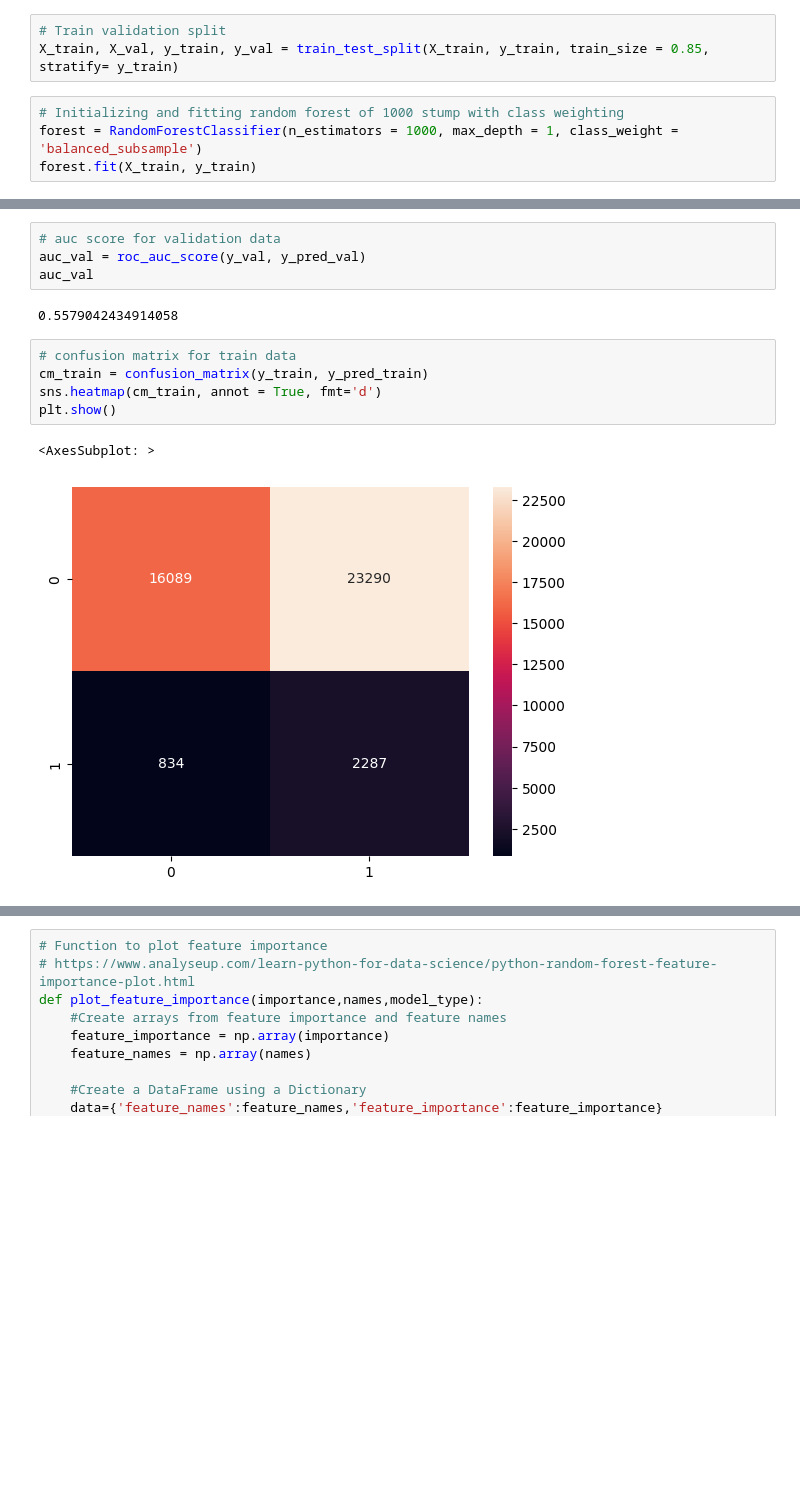
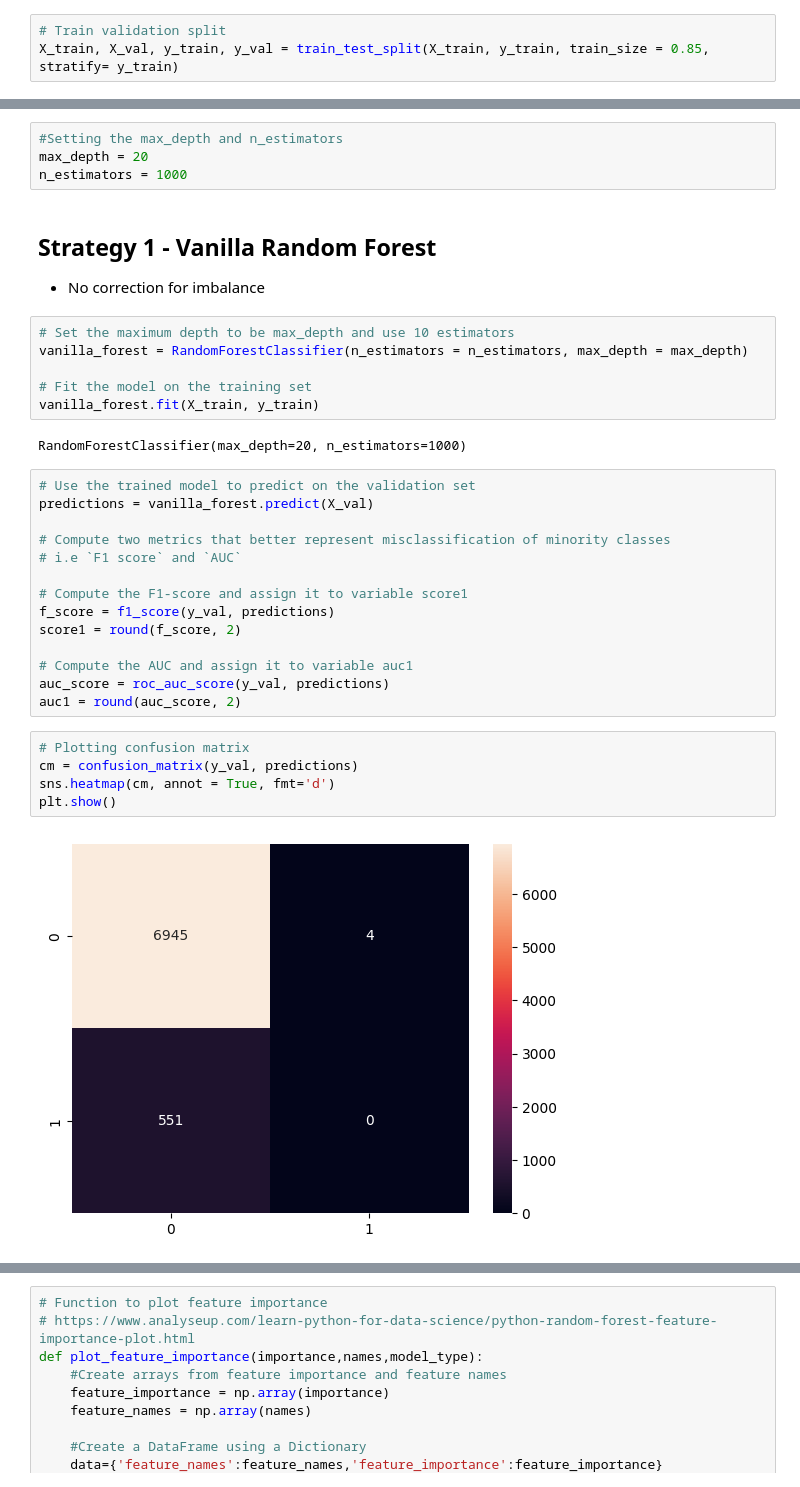
Before and after one commit to harimadhavan2000/P1, a Jupyter notebook: Project.ipynb, the cells around one changed output, grey strips where cells are left out. Drawn from its saved outputs; the diff is of its cells as text; blank space fills up the shorter version.

Commit message:
Added different strategies for rnadom forest

```diff
--- a/Project.ipynb
+++ b/Project.ipynb
@@ -51,7 +67,3 @@ X_test = X_test[X_train.columns]
 # %%
 # Train validation split
 X_train, X_val, y_train, y_val = train_test_split(X_train, y_train, train_size = 0.85, stratify= y_train)
-# %%
-# Initializing and fitting random forest of 1000 stump with class weighting
-forest = RandomForestClassifier(n_estimators = 1000, max_depth = 1, class_weight = 'balanced_subsample')
-forest.fit(X_train, y_train)
@@ -81,14 +79,37 @@ auc_train
-# %%
-# auc score for validation data
-auc_val = roc_auc_score(y_val, y_pred_val)
-auc_val
-# %% [output]
-0.5579042434914058
+# %%
+#Setting the max_depth and n_estimators
+max_depth = 20
+n_estimators = 1000
+# %% [markdown]
+## Strategy 1 - Vanilla Random Forest
+
+- No correction for imbalance
+# %%
+# Set the maximum depth to be max_depth and use 10 estimators
+vanilla_forest = RandomForestClassifier(n_estimators = n_estimators, max_depth = max_depth)
+
+# Fit the model on the training set
+vanilla_forest.fit(X_train, y_train)
+# %% [output]
+RandomForestClassifier(max_depth=20, n_estimators=1000)
+# %%
+# Use the trained model to predict on the validation set
+predictions = vanilla_forest.predict(X_val)
+
+# Compute two metrics that better represent misclassification of minority classes
+# i.e `F1 score` and `AUC`
+
+# Compute the F1-score and assign it to variable score1
+f_score = f1_score(y_val, predictions)
+score1 = round(f_score, 2)
+
+# Compute the AUC and assign it to variable auc1
+auc_score = roc_auc_score(y_val, predictions)
+auc1 = round(auc_score, 2)
 # %%
-# confusion matrix for train data
-cm_train = confusion_matrix(y_train, y_pred_train)
-sns.heatmap(cm_train, annot = True, fmt='d')
+# Plotting confusion matrix
+cm = confusion_matrix(y_val, predictions)
+sns.heatmap(cm, annot = True, fmt='d')
 plt.show()
 # %% [output]
-<AxesSubplot: >
-[figure, old version]
+[figure, new version]
```
Also changed, not shown: parts of 32 cells of this notebook.
